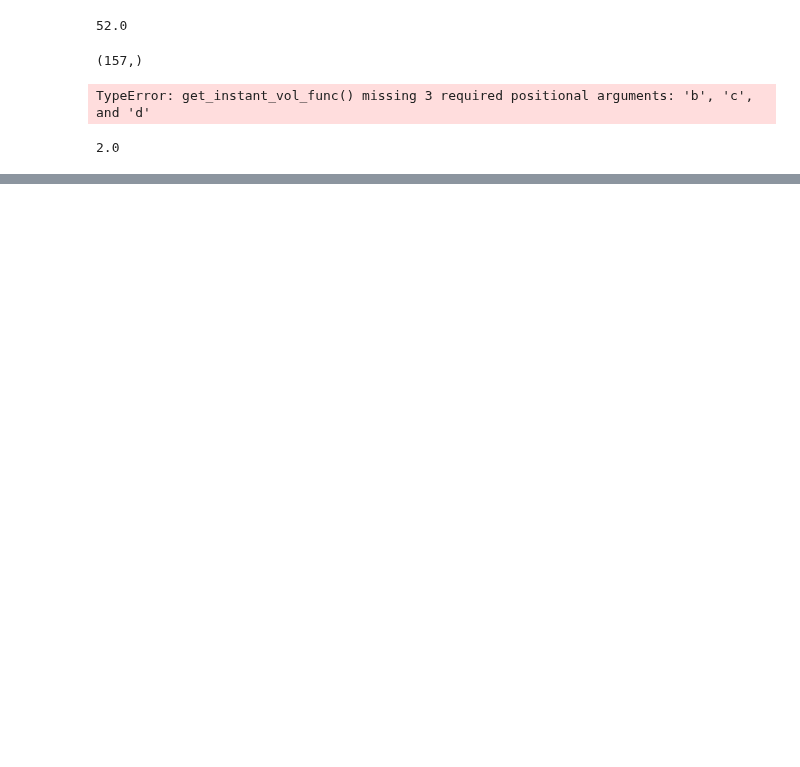
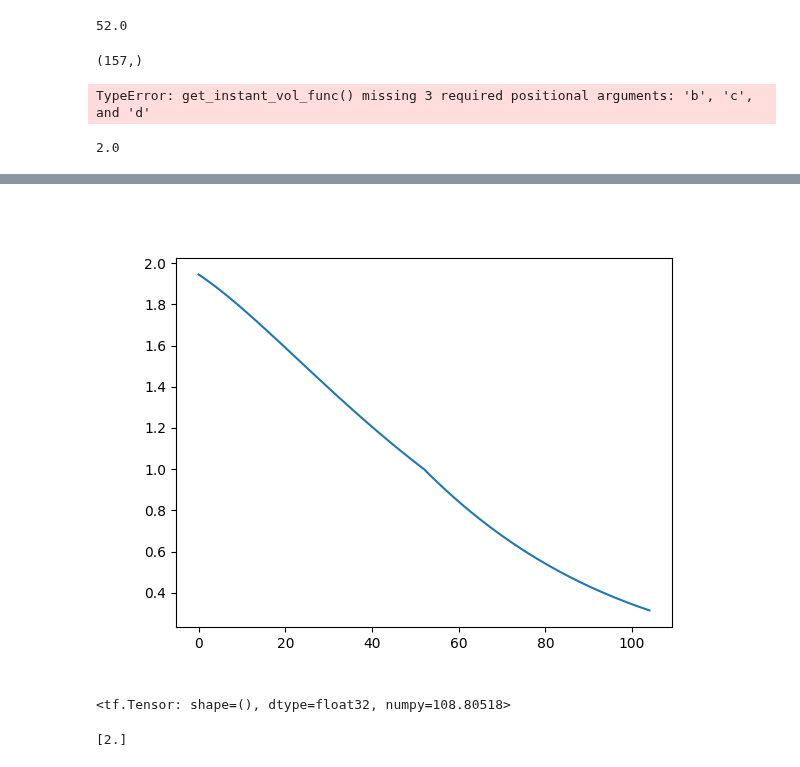
Before and after one commit to Dunkalot/gamma-vega-rl-hedging, a Jupyter notebook: test_rl.ipynb, the cells around one changed output, grey strips where cells are left out. Cells and saved outputs as stored; diff of their text form; code cells hidden in the pictures; blank space fills up the shorter version.

Commit message:
Implemented a better kernel for risk sensitivity need to find an efficient way to bring it outside the learner

```diff
--- a/test_rl.ipynb
+++ b/test_rl.ipynb
@@ -57,0 +55,3 @@ cost of swaption and position size -0.0 -0.0
+# %%
+tau_vals = np.arange(0, 2 + 1e-3, 1/52).astype(np.float32)
+tau_vals.shape
@@ -181,0 +171,16 @@ Deprecated in NumPy 1.20; for more details and guidance: https://numpy.org/devdo
+# %%
+layer = OneYearKernelLayer()
+# %%
+layer(np.ones(105))
+# %% [output]
+[figure, added]
+<tf.Tensor: shape=(), dtype=float32, numpy=108.80518>
+# %%
+t=52
+gv = np.arange(1,3+1e-3,1/52)[:53+t]
+gt = np.zeros(105)
+gt[52-t:] = gv
+
+print(gt[:,None][52])
+# %% [output]
+[2.]
```
Also changed, not shown: parts of 4 cells of this notebook, 7 other files.
